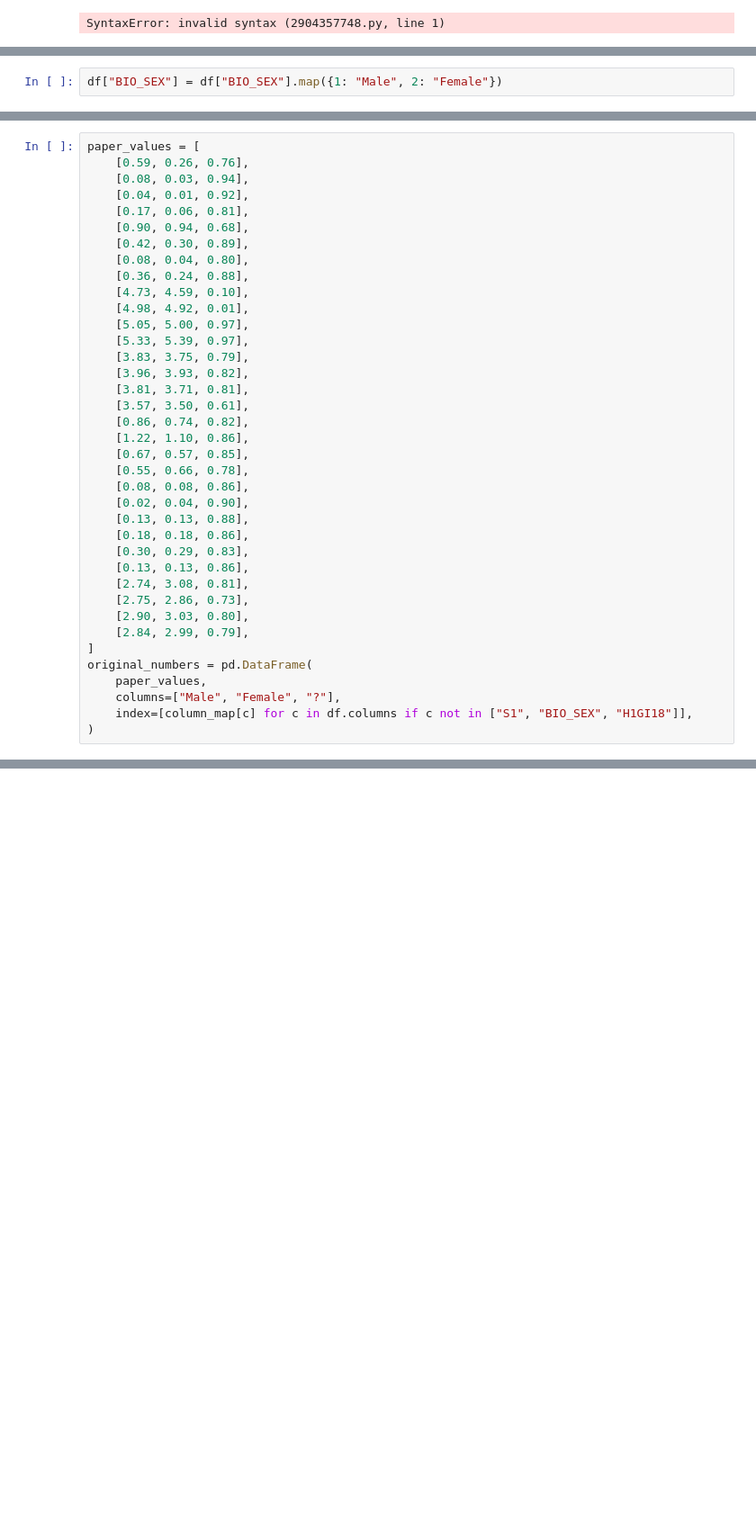
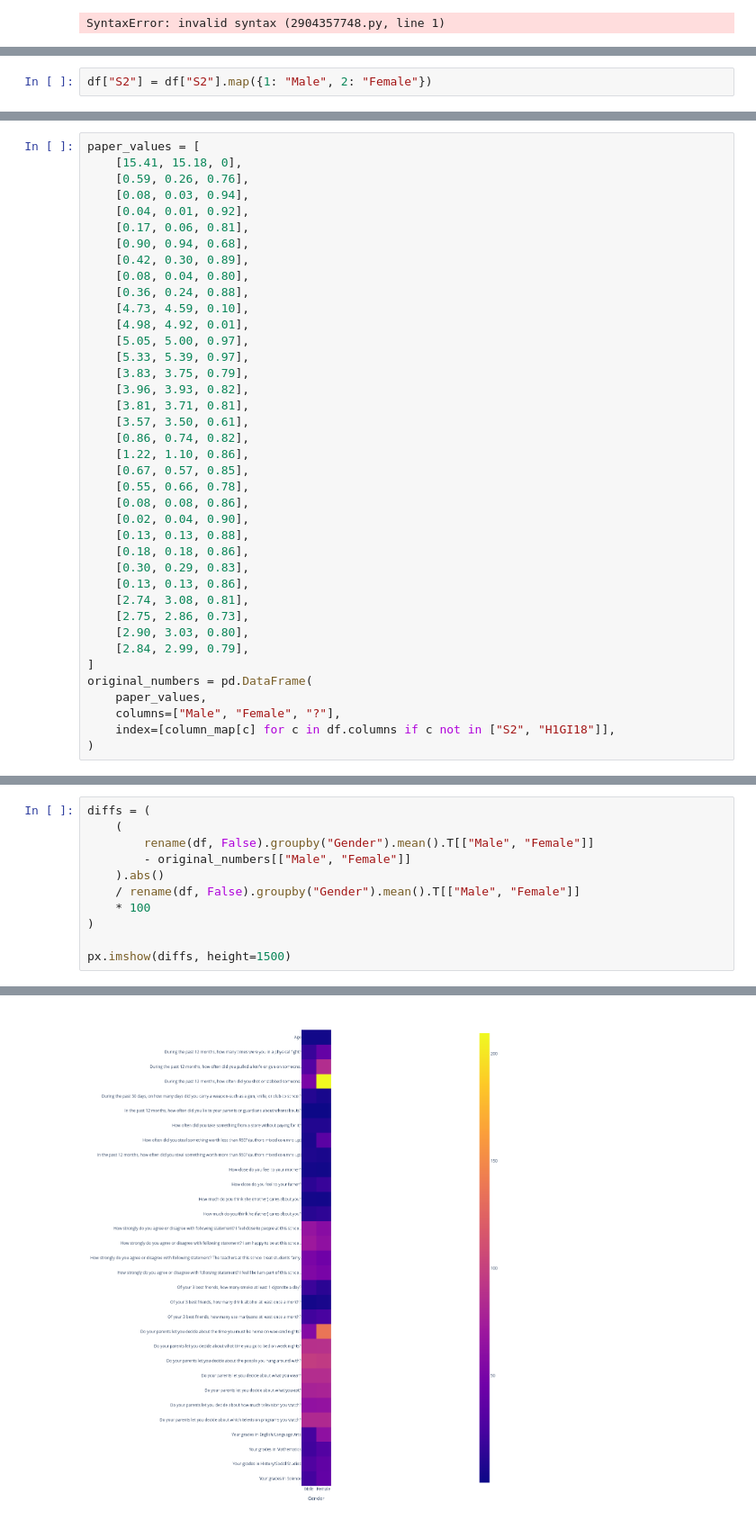
Before and after one commit to DataResponsibly/SynRD, a Jupyter notebook: papers/liu20protective/astadnik_process.ipynb, the cells around one changed output, grey strips where cells are left out. Shown at 90% size. Cells and saved outputs as stored; diff of their text form; blank space fills up the shorter version.

```diff
--- a/papers/liu20protective/astadnik_process.ipynb
+++ b/papers/liu20protective/astadnik_process.ipynb
@@ -314,4 +286,4 @@ df["H1WP9"]
 # %%
-df["BIO_SEX"] = df["BIO_SEX"].map({1: "Male", 2: "Female"})
+df["S2"] = df["S2"].map({1: "Male", 2: "Female"})
 # %%
 df
@@ -320,5 +325,6 @@ rename(df, False).groupby("Gender").mean().T[["Male", "Female"]]
 # %%
 paper_values = [
+    [15.41, 15.18, 0],
     [0.59, 0.26, 0.76],
     [0.08, 0.03, 0.94],
     [0.04, 0.01, 0.92],
@@ -353,5 +359,5 @@ paper_values = [
 original_numbers = pd.DataFrame(
     paper_values,
     columns=["Male", "Female", "?"],
-    index=[column_map[c] for c in df.columns if c not in ["S1", "BIO_SEX", "H1GI18"]],
+    index=[column_map[c] for c in df.columns if c not in ["S2", "H1GI18"]],
 )
@@ -361,0 +384,12 @@ original_numbers = pd.DataFrame(
+# %%
+diffs = (
+    (
+        rename(df, False).groupby("Gender").mean().T[["Male", "Female"]]
+        - original_numbers[["Male", "Female"]]
+    ).abs()
+    / rename(df, False).groupby("Gender").mean().T[["Male", "Female"]]
+    * 100
+)
+
+px.imshow(diffs, height=1500)
+# %% [output]
@@ -361,0 +397 @@ original_numbers = pd.DataFrame(
+[figure, added]
```
Also changed, not shown: parts of 24 cells of this notebook, 10 other files.
